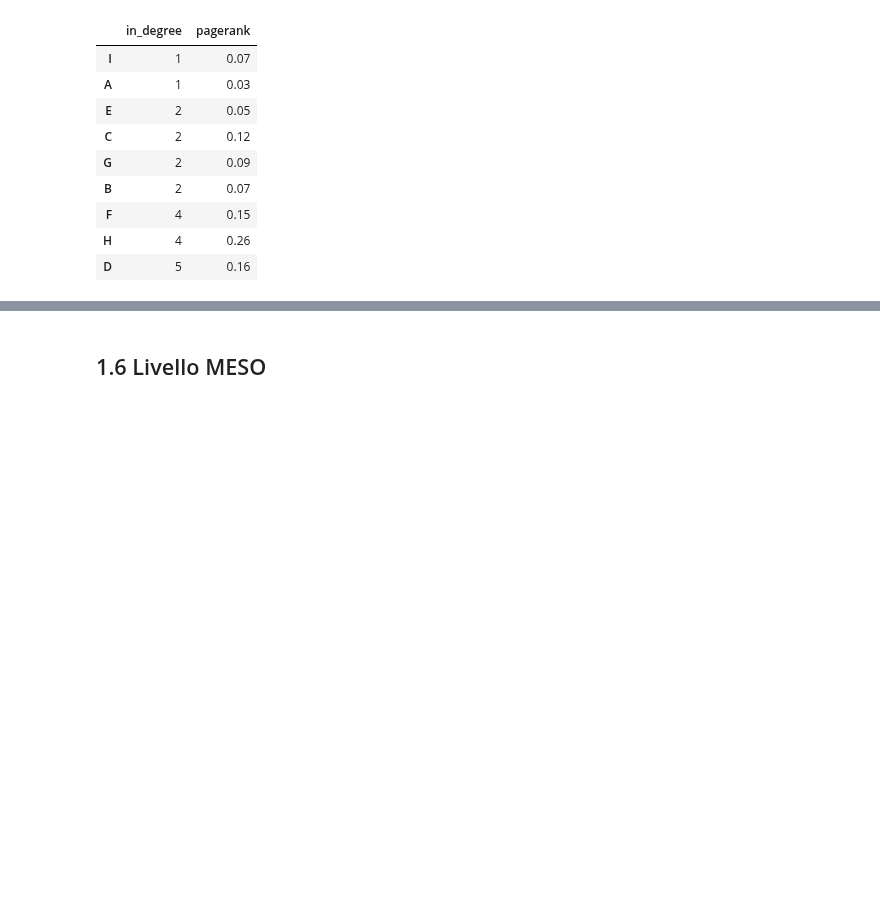
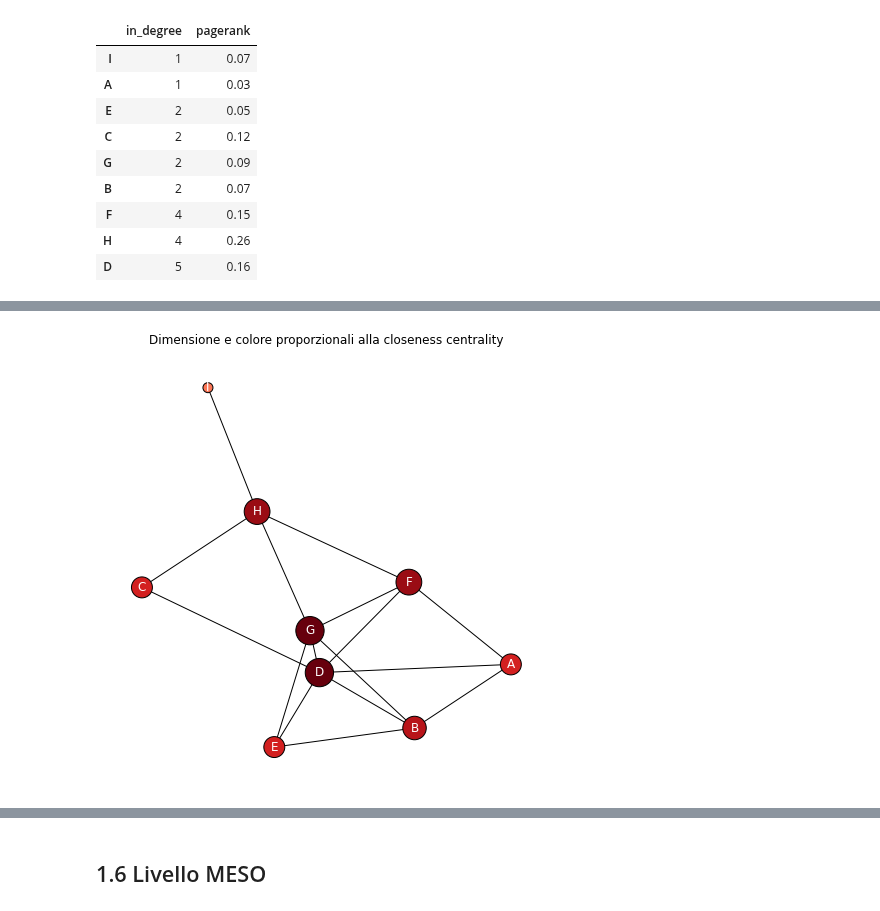
Before and after one commit to alkaest2002/ABGrid, a Jupyter notebook: materials/course 101/esercitazione.ipynb, the cells around one changed output, grey strips where cells are left out. Cells and saved outputs as stored; diff of their text form; code cells hidden in the pictures; blank space fills up the shorter version.

```diff
--- a/materials/course 101/esercitazione.ipynb
+++ b/materials/course 101/esercitazione.ipynb
@@ -431,0 +375,16 @@ ax1.set_title("Dimensione e colore proporzionali alla betweenness centrality");
+# %%
+fig, ax1 = plt.subplots(figsize=FIG_SIZE)
+ax1.axis('off')
+opts = {
+    "font_color": "white",
+    "edgecolors": "black",
+    "linewidths": 1,
+    "width": 1,
+}
+closeness_list = MinMaxScaler().fit_transform(uclo_df["closeness"].to_numpy().reshape(-1,1))*700+100
+nx.draw_networkx(
+    U, U_spring, ax=ax1, node_size=closeness_list, **opts,
+    cmap=plt.cm.Reds, node_color=closeness_list, vmin=-500, vmax=max(closeness_list))
+ax1.set_title("Dimensione e colore proporzionali alla closeness centrality");
+# %% [output]
+[figure, added]
```
Also changed, not shown: parts of 16 cells of this notebook.
